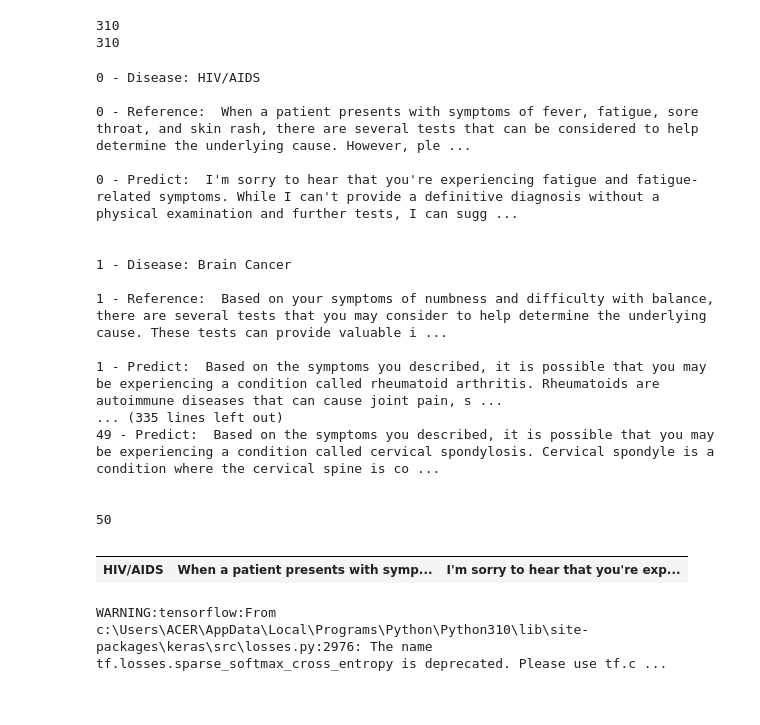
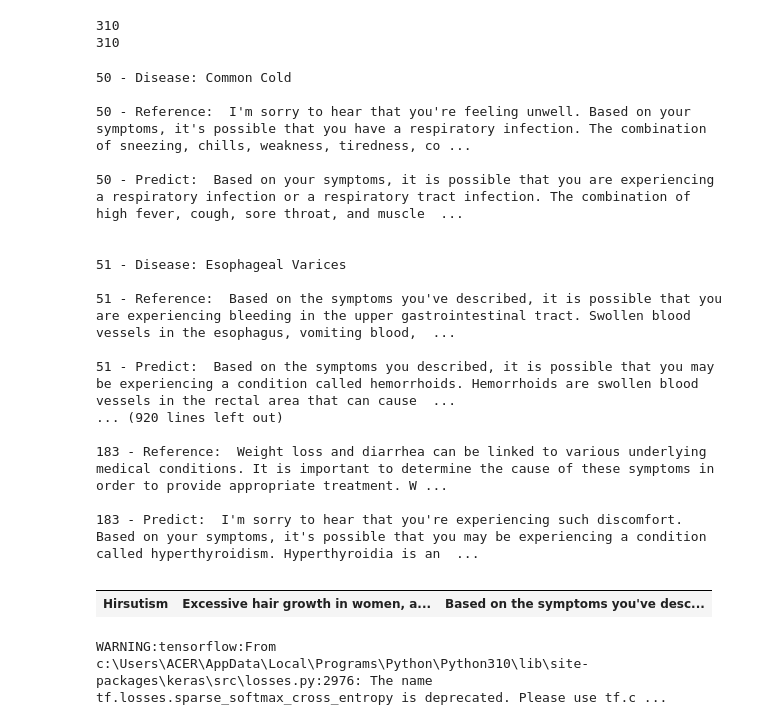
Before and after one commit to Abodx9/Diseases-Diagnostician_v2, a Jupyter notebook: SprachModel/eval-disease2diagnosis.ipynb, the cells around one changed output. Cells and saved outputs as stored; diff of their text form; code cells hidden in the pictures.

Commit message:
Larger eval data

```diff
--- a/SprachModel/eval-disease2diagnosis.ipynb
+++ b/SprachModel/eval-disease2diagnosis.ipynb
@@ -151,8 +151,8 @@ print(len(test_query))
 # %%
 test_chatbot = []
 
-# for i in range(len(test_query)):
-for i in range(50):
+for i in range(50, len(test_query)):
+#for i in range(50):
   tokenizer = GPT2Tokenizer.from_pretrained('gpt2')
   tokenizer.pad_token = tokenizer.eos_token
 
@@ -191,27 +191,27 @@ for i in range(50):
 
 print(len(test_chatbot))
 # %% [output]
-0 - Disease: HIV/AIDS
+50 - Disease: Common Cold
 
-0 - Reference:  When a patient presents with symptoms of fever, fatigue, sore throat, and skin rash, there are several tests that can be considered to help determine the underlying cause. However, ple ...
+50 - Reference:  I'm sorry to hear that you're feeling unwell. Based on your symptoms, it's possible that you have a respiratory infection. The combination of sneezing, chills, weakness, tiredness, co ...
 
-0 - Predict:  I'm sorry to hear that you're experiencing fatigue and fatigue-related symptoms. While I can't provide a definitive diagnosis without a physical examination and further tests, I can sugg ...
+50 - Predict:  Based on your symptoms, it is possible that you are experiencing a respiratory infection or a respiratory tract infection. The combination of high fever, cough, sore throat, and muscle  ...
 
 
-1 - Disease: Brain Cancer
+51 - Disease: Esophageal Varices
 
-1 - Reference:  Based on your symptoms of numbness and difficulty with balance, there are several tests that you may consider to help determine the underlying cause. These tests can provide valuable i ...
+51 - Reference:  Based on the symptoms you've described, it is possible that you are experiencing bleeding in the upper gastrointestinal tract. Swollen blood vessels in the esophagus, vomiting blood,  ...
 
-1 - Predict:  Based on the symptoms you described, it is possible that you may be experiencing a condition called rheumatoid arthritis. Rheumatoids are autoimmune diseases that can cause joint pain, s ...
-... (335 lines left out)
-49 - Predict:  Based on the symptoms you described, it is possible that you may be experiencing a condition called cervical spondylosis. Cervical spondyle is a condition where the cervical spine is co ...
+51 - Predict:  Based on the symptoms you described, it is possible that you may be experiencing a condition called hemorrhoids. Hemorrhoids are swollen blood vessels in the rectal area that can cause  ...
+... (920 lines left out)
 
+183 - Reference:  Weight loss and diarrhea can be linked to various underlying medical conditions. It is important to determine the cause of these symptoms in order to provide appropriate treatment. W ...
 
-50
+183 - Predict:  I'm sorry to hear that you're experiencing such discomfort. Based on your symptoms, it's possible that you may be experiencing a condition called hyperthyroidism. Hyperthyroidia is an  ...
 # %%
-df_eval_500 = pd.DataFrame(columns=[test_query[:50], test_response[:50], test_chatbot]).transpose()
+df_eval_500_2 = pd.DataFrame(columns=[test_query[50:], test_response[50:], test_chatbot]).transpose()
 # %%
-df_eval_500.head(1)
+df_eval_500_2.tail(1)
 # %% [output]
 |  |  |  |
-| HIV/AIDS | When a patient presents with symp... | I'm sorry to hear that you're exp... |
+| Hirsutism | Excessive hair growth in women, a... | Based on the symptoms you've desc... |
```
Also changed, not shown: parts of 9 cells of this notebook, 2 other files.
